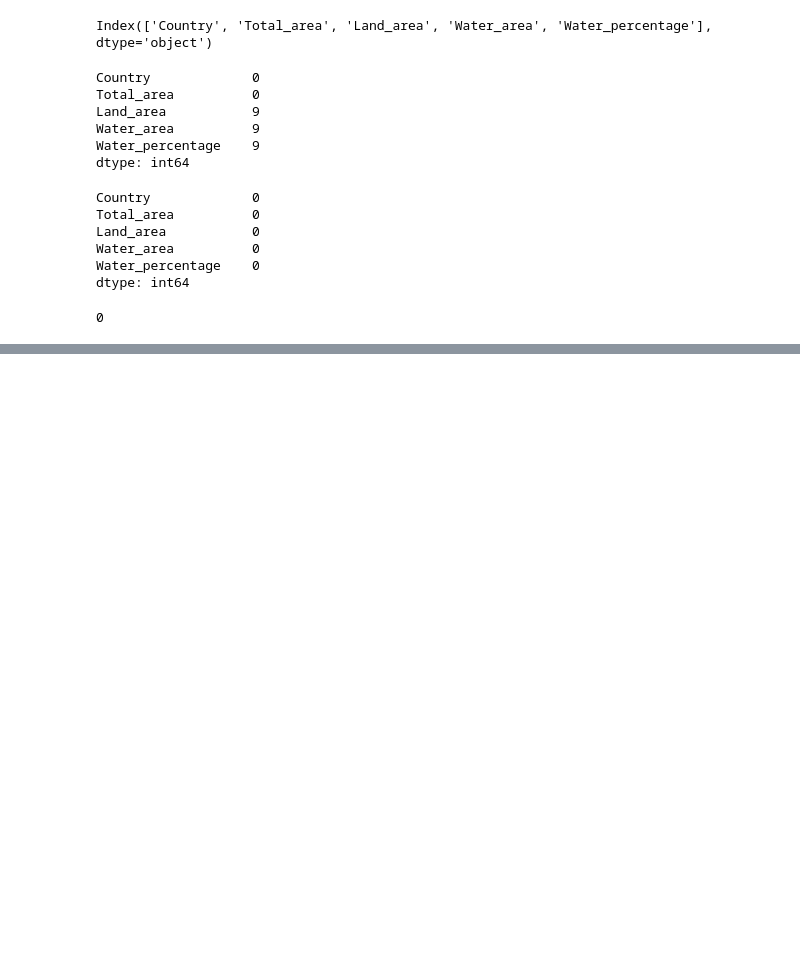
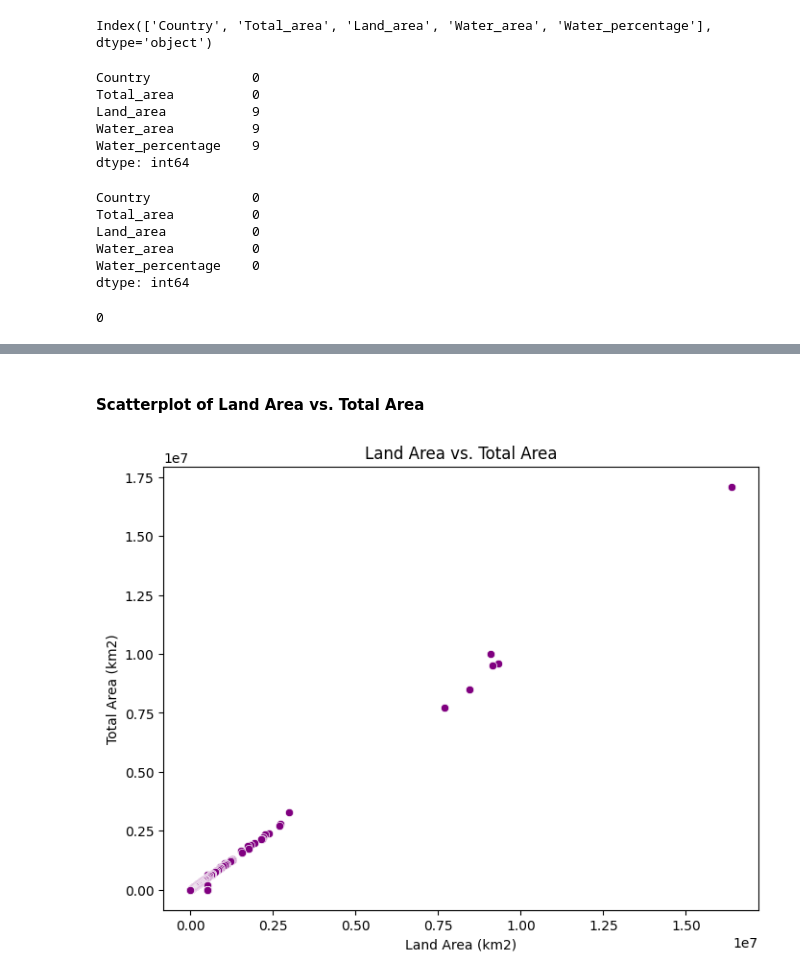
Before and after one commit to samwanyua/Python-Machine-Learning-Tutorial, a Jupyter notebook: Python/python_basics.ipynb, the cells around one changed output, grey strips where cells are left out. Saved outputs shown, nothing was run; the diff lists cells and outputs as text; code cells hidden in the pictures; blank space fills up the shorter version.

```diff
--- a/Python/python_basics.ipynb
+++ b/Python/python_basics.ipynb
@@ -1254,0 +1314,11 @@ df.duplicated().sum()
+# %% [markdown]
+#### Scatterplot of Land Area vs. Total Area
+# %%
+plt.figure(figsize=(8, 6))
+sns.scatterplot(x='Land_area', y='Total_area', data=df, color='purple')
+plt.title('Land Area vs. Total Area')
+plt.xlabel('Land Area (km2)')
+plt.ylabel('Total Area (km2)')
+plt.show()
+# %% [output]
+[figure, added]
```
Also changed, not shown: parts of 11 cells of this notebook.
